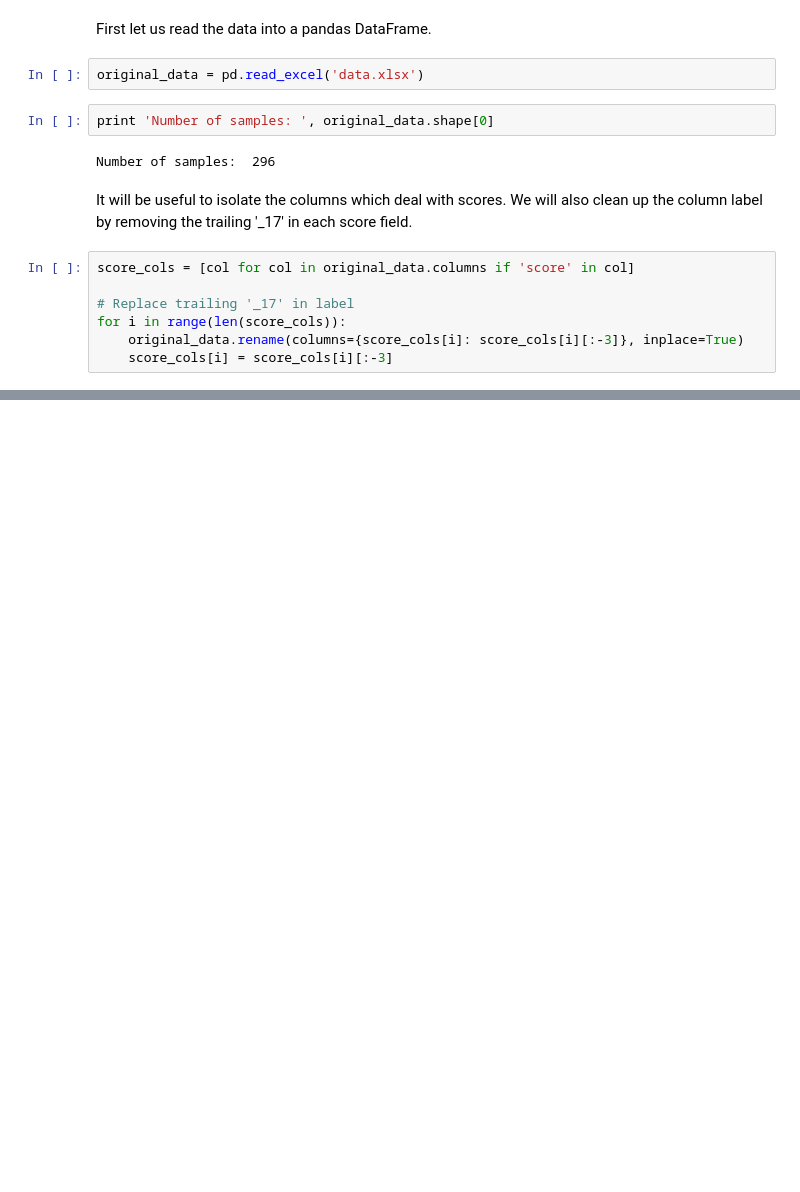
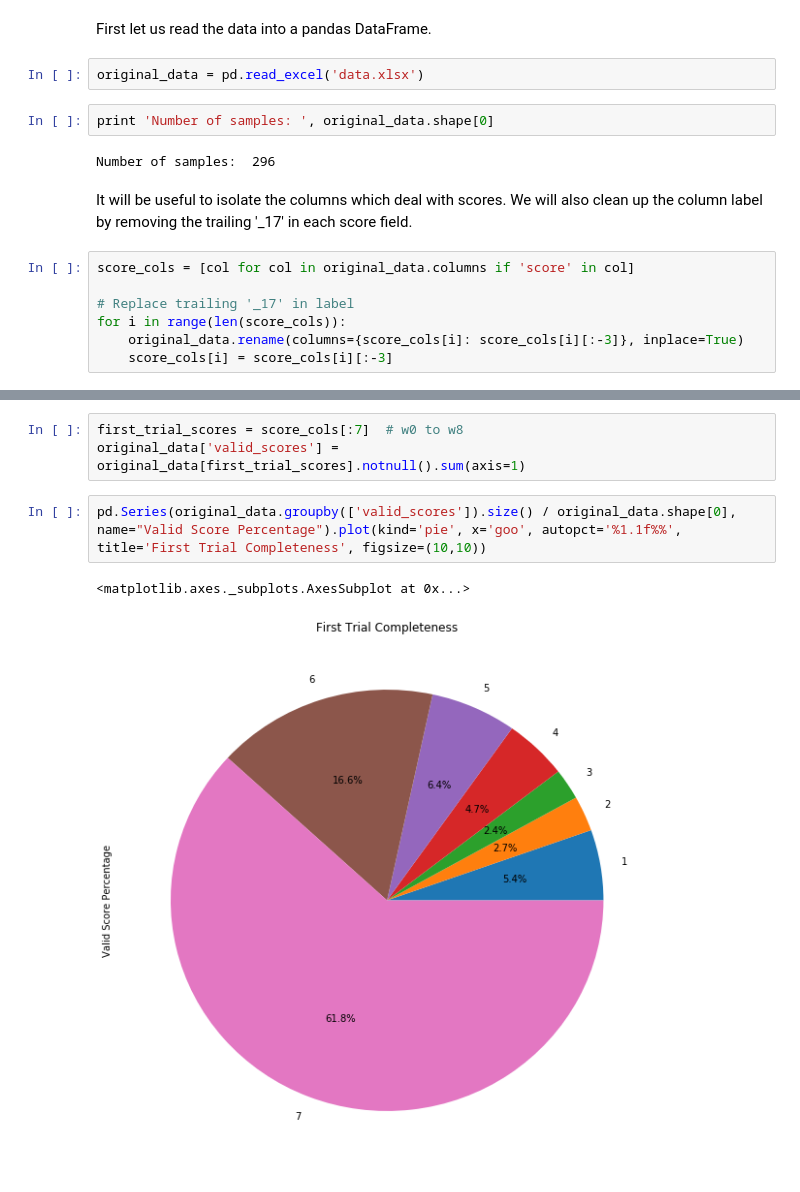
Before and after one commit to moduIo/Clinical-Depression-Study, a Jupyter notebook: main.ipynb, the cells around one changed output, grey strips where cells are left out. Cells and saved outputs as stored; diff of their text form; blank space fills up the shorter version.

```diff
--- a/main.ipynb
+++ b/main.ipynb
@@ -30,0 +35,8 @@ original_data[score_cols].count().plot(kind="bar", sort_columns='Asc')
+# %%
+first_trial_scores = score_cols[:7]  # w0 to w8
+original_data['valid_scores'] = original_data[first_trial_scores].notnull().sum(axis=1)
+# %%
+pd.Series(original_data.groupby(['valid_scores']).size() / original_data.shape[0], name="Valid Score Percentage").plot(kind='pie', x='goo', autopct='%1.1f%%', title='First Trial Completeness', figsize=(10,10))
+# %% [output]
+<matplotlib.axes._subplots.AxesSubplot at 0x...>
+[figure, added]
```
Also changed, not shown: parts of 5 cells of this notebook, 2 other files.
